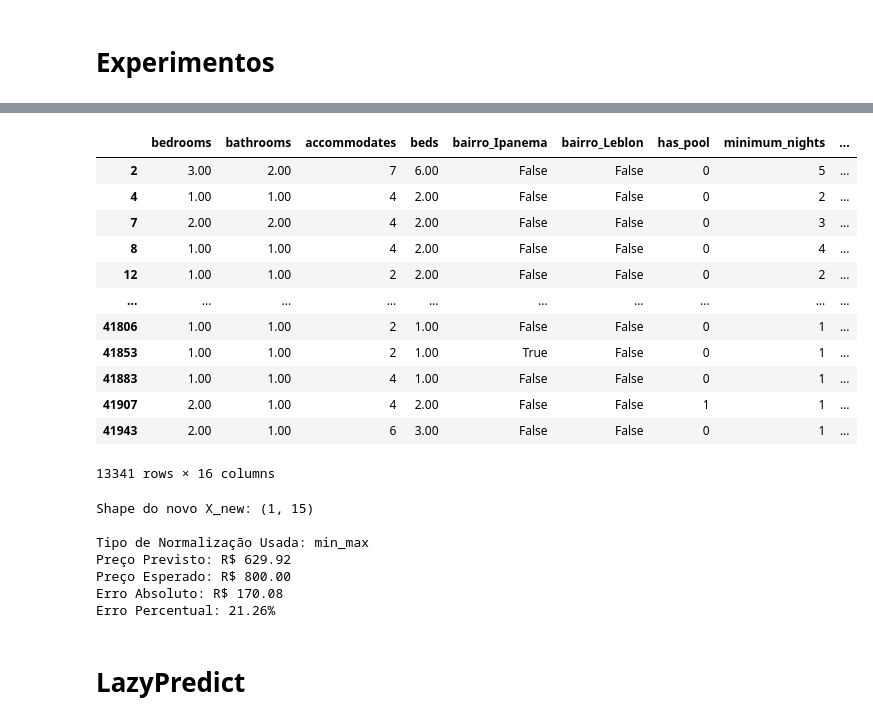
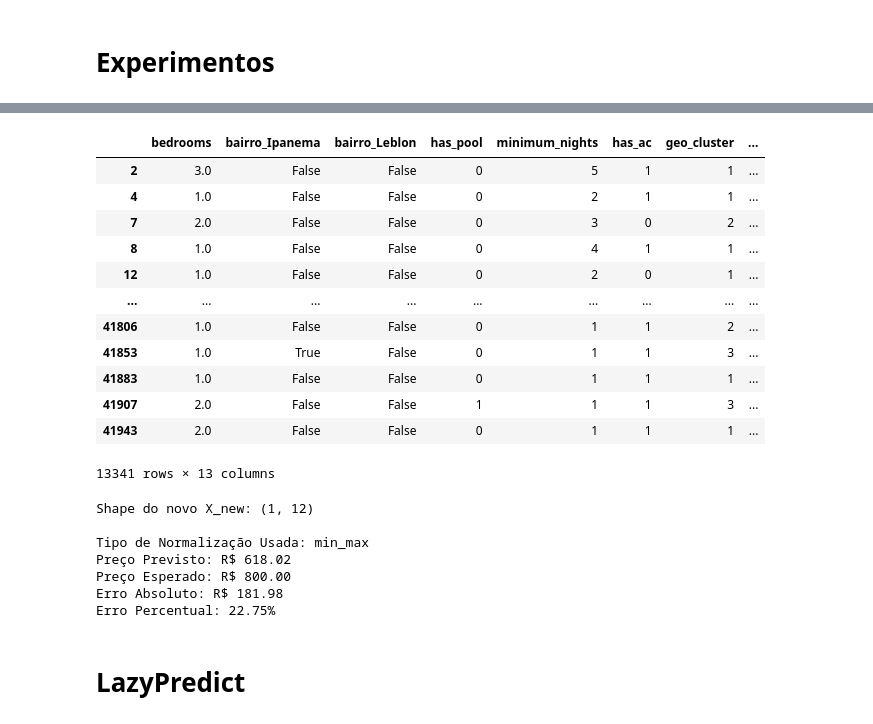
Before and after one commit to polianaraujo/dca0305, a Jupyter notebook: u1/notebook.ipynb, the cells around one changed output, grey strips where cells are left out. Cells and saved outputs as stored; diff of their text form; code cells hidden in the pictures.

```diff
--- a/notebook.ipynb
+++ b/u1/notebook.ipynb
@@ -1460,35 +1458,35 @@ results_df.to_csv('resultados_experimentos_sequencial_1n.csv', index=False)
 # %%
 final_feature_cols_with_price = [
     "bedrooms",
-    "bathrooms",
-    "accommodates",
-    "beds",
+    # "bathrooms",
+    # "accommodates",
+    # "beds",
     "bairro_Ipanema",
     "bairro_Leblon",
     "has_pool",
     "minimum_nights",
     "has_ac",
     "geo_cluster",
     "bairro_Santa Teresa",
     "bairro_Centro",
     "room_type_Private room",
     "latitude",
     "longitude",
     "price"
 ]
 
 data_final[final_feature_cols_with_price]
 # %% [output]
-|  | bedrooms | bathrooms | accommodates | beds | bairro_Ipanema | bairro_Leblon | has_pool | minimum_nights | ... |
-| 2 | 3.00 | 2.00 | 7 | 6.00 | False | False | 0 | 5 | ... |
-| 4 | 1.00 | 1.00 | 4 | 2.00 | False | False | 0 | 2 | ... |
-| 7 | 2.00 | 2.00 | 4 | 2.00 | False | False | 0 | 3 | ... |
-| 8 | 1.00 | 1.00 | 4 | 2.00 | False | False | 0 | 4 | ... |
-| 12 | 1.00 | 1.00 | 2 | 2.00 | False | False | 0 | 2 | ... |
-| ... | ... | ... | ... | ... | ... | ... | ... | ... | ... |
-| 41806 | 1.00 | 1.00 | 2 | 1.00 | False | False | 0 | 1 | ... |
-| 41853 | 1.00 | 1.00 | 2 | 1.00 | True | False | 0 | 1 | ... |
-| 41883 | 1.00 | 1.00 | 4 | 1.00 | False | False | 0 | 1 | ... |
-| 41907 | 2.00 | 1.00 | 4 | 2.00 | False | False | 1 | 1 | ... |
-| 41943 | 2.00 | 1.00 | 6 | 3.00 | False | False | 0 | 1 | ... |
+|  | bedrooms | bairro_Ipanema | bairro_Leblon | has_pool | minimum_nights | has_ac | geo_cluster | ... |
+| 2 | 3.0 | False | False | 0 | 5 | 1 | 1 | ... |
+| 4 | 1.0 | False | False | 0 | 2 | 1 | 1 | ... |
+| 7 | 2.0 | False | False | 0 | 3 | 0 | 2 | ... |
+| 8 | 1.0 | False | False | 0 | 4 | 1 | 1 | ... |
+| 12 | 1.0 | False | False | 0 | 2 | 0 | 1 | ... |
+| ... | ... | ... | ... | ... | ... | ... | ... | ... |
+| 41806 | 1.0 | False | False | 0 | 1 | 1 | 2 | ... |
+| 41853 | 1.0 | True | False | 0 | 1 | 1 | 3 | ... |
+| 41883 | 1.0 | False | False | 0 | 1 | 1 | 1 | ... |
+| 41907 | 2.0 | False | False | 1 | 1 | 1 | 3 | ... |
+| 41943 | 2.0 | False | False | 0 | 1 | 1 | 1 | ... |
-13341 rows × 16 columns
+13341 rows × 13 columns
@@ -1501,9 +1552,9 @@ import torch
 # --------------------------------------------------------------------------
 X_new = np.array([[
     3.0,      # bedrooms → 2 quartos
-    2.0,      # bathrooms → 2 banheiros
-    7.0,      # accommodates → 4 hóspedes
-    6.0,      # beds → 2 camas
+    # 2.0,      # bathrooms → 2 banheiros
+    # 7.0,      # accommodates → 4 hóspedes
+    # 6.0,      # beds → 2 camas
     0.0,      # bairro_Ipanema → não
     0.0,      # bairro_Leblon → sim
     0.0,      # has_pool → não
@@ -1568,13 +1619,13 @@ print(f"Preço Esperado: R$ {y_real_value:.2f}")
 print(f"Erro Absoluto: R$ {abs(y_pred_real_value - y_real_value):.2f}")
 print(f"Erro Percentual: {100 * abs(y_pred_real_value - y_real_value) / y_real_value:.2f}%")
 # %% [output]
-Shape do novo X_new: (1, 15)
+Shape do novo X_new: (1, 12)
 
 Tipo de Normalização Usada: min_max
-Preço Previsto: R$ 629.92
+Preço Previsto: R$ 618.02
 Preço Esperado: R$ 800.00
-Erro Absoluto: R$ 170.08
-Erro Percentual: 21.26%
+Erro Absoluto: R$ 181.98
+Erro Percentual: 22.75%
 # %% [markdown]
 # LazyPredict
 # %%
```
Also changed, not shown: parts of 13 cells of this notebook, 13 other files.
